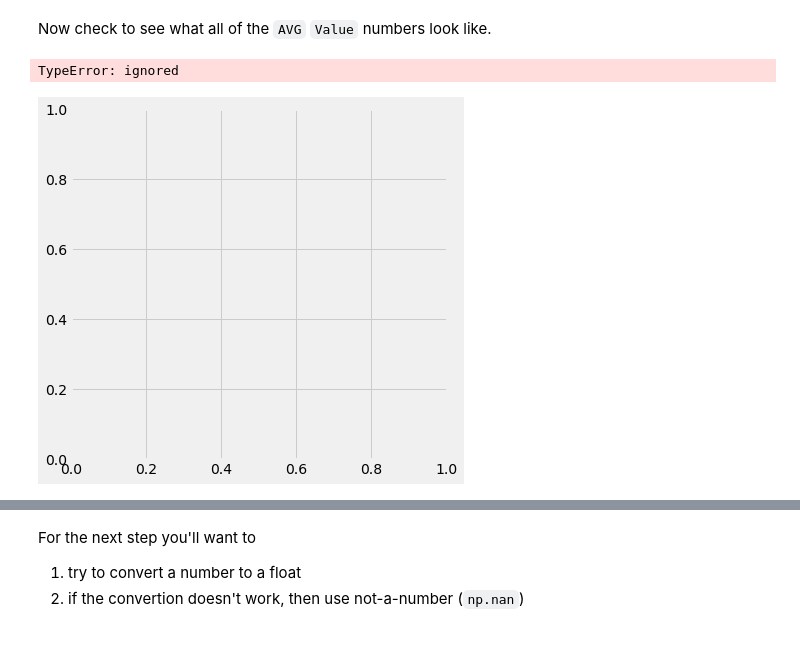
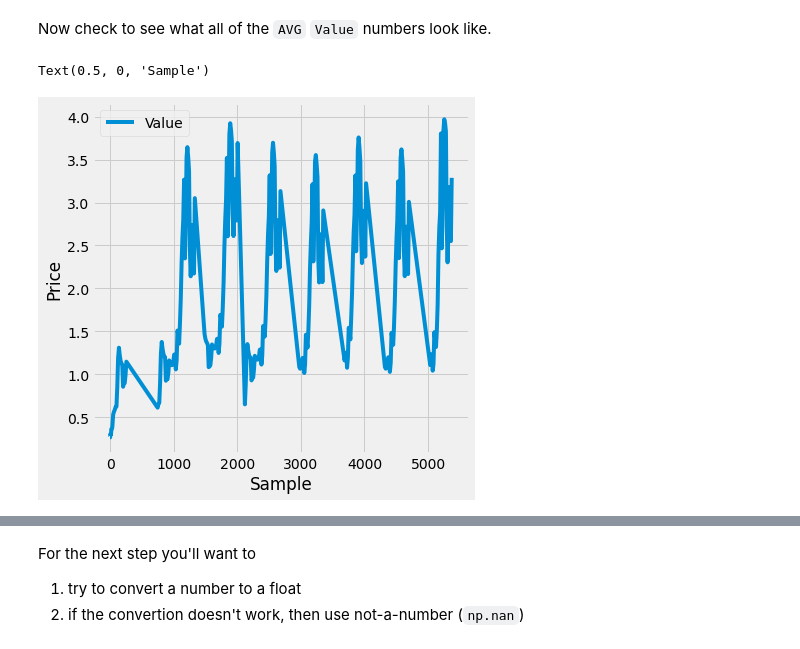
Before and after one commit to dalexa10/Python_Data_Science, a Jupyter notebook: collecting-organizing-analyzing-basics/collecting-organizing-analyzing-data.ipynb, the cells around one changed output, grey strips where cells are left out. Cells and saved outputs as stored; diff of their text form; code cells hidden in the pictures.

```diff
--- a/collecting-organizing-analyzing-basics/collecting-organizing-analyzing-data.ipynb
+++ b/collecting-organizing-analyzing-basics/collecting-organizing-analyzing-data.ipynb
@@ -625,9 +624,0 @@ There are 'No Available' strings in some of the Value parameters. Let's get rid
-# %%
-def string2val(x):
-  if isinstance(x, str):
-    return 0.0
-  else:
-    pass
-
-pricedf['Value'] = pricedf['Value'].apply(string2val)
-pricedf
@@ -647,0 +627,3 @@ pricedf
+# %%
+idx2drop = [i for i in pricedf.index if pricedf['Value'].iloc[i] in ['Not Available', 'Not Applicable']]
+print(idx2drop)
@@ -647,0 +634,3 @@ pricedf
+# %%
+pricedf.drop(pricedf.index[idx2drop], inplace=True)
+pricedf.reset_index()
@@ -669,0 +655,3 @@ ValueError: ignored
+# %%
+pricedf['Year'] = pricedf['YYYYMM'].astype(str).str.slice(stop=4).astype(int)
+pricedf
@@ -672,14 +674,14 @@ Now check to see what all of the `AVG` `Value` numbers look like.
 # %%
 plt.style.use('fivethirtyeight')
 
 fig = plt.figure(figsize=(6,6))
 ax = fig.gca()
 
 pricedf[pricedf['Data Type'] == 'AVG']['Value'].plot(ax=ax, linewidth=4)
 
 ax.legend()
 plt.ylabel('Price')
-plt.xlabel('Year')
+plt.xlabel('Sample')
 # %% [output]
-TypeError: ignored
+Text(0.5, 0, 'Sample')
-[figure, old version]
+[figure, new version]
```
Also changed, not shown: parts of 34 cells of this notebook.
